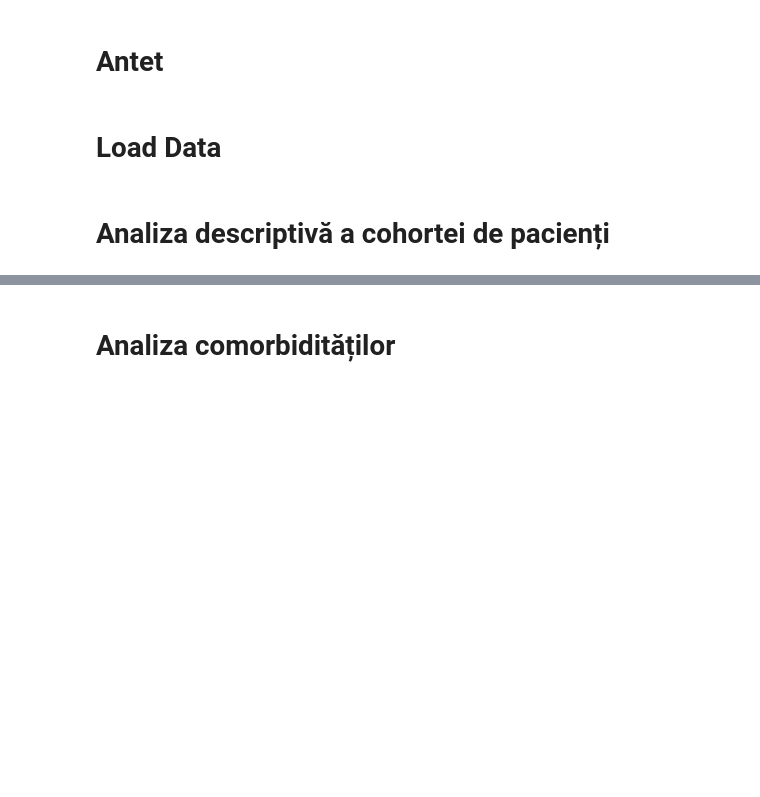
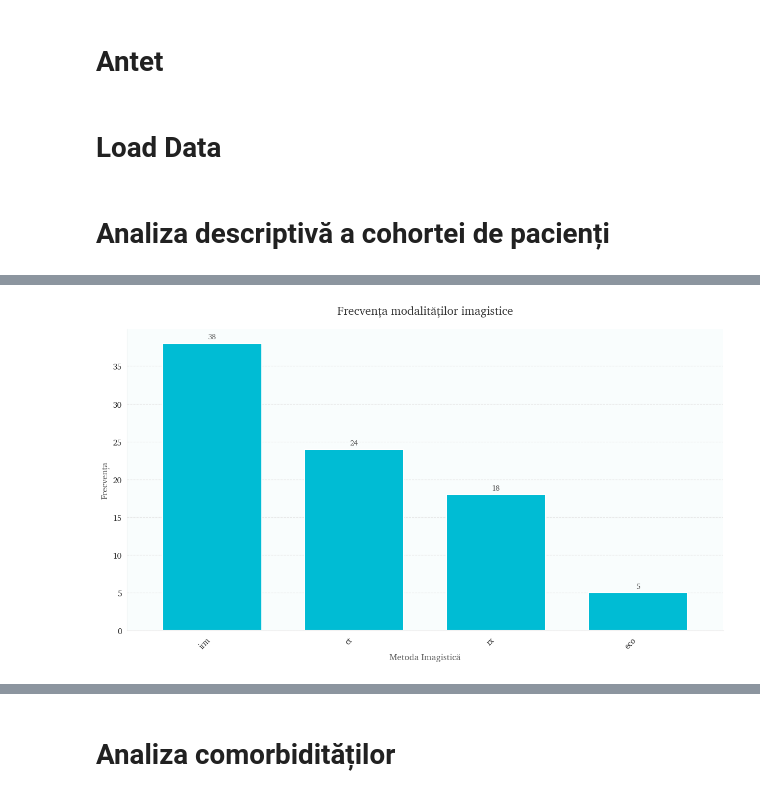
Before and after one commit to Marsalis00123/MD-Dissertation, a Jupyter notebook: Files/StatisticsV2.ipynb, the cells around one changed output, grey strips where cells are left out. Saved outputs shown, nothing was run; the diff lists cells and outputs as text; code cells hidden in the pictures; blank space fills up the shorter version.

```diff
--- a/Files/StatisticsV2.ipynb
+++ b/Files/StatisticsV2.ipynb
@@ -125,0 +113,72 @@ findfont: Font family 'Roboto' not found.
+# %%
+# # Bar chart pentru distribuția modalităților imagistice
+# plt.figure(figsize=(10, 6))
+# imaging_modalities.plot(kind='bar')
+# plt.title('Frecvența modalităților imagistice')
+# plt.xlabel('Metoda Imagistică')
+# plt.ylabel('Frecvența')
+# plt.xticks(rotation=45)
+# plt.tight_layout()
+# plt.savefig('img-freq.png')
+# plt.show()
+# Bar chart pentru distribuția modalităților imagistice
+plt.figure(figsize=(12, 7))
+
+# Create the bar chart with a gradient effect using the teal palette
+ax = imaging_modalities.plot(
+    kind='bar',
+    color=teal_palette[1],  # Use the middle teal as the main color
+    edgecolor='white',
+    width=0.7,
+    linewidth=1.5
+)
+
+# Add subtle grid lines only on the y-axis (Apple style is minimal)
+ax.yaxis.grid(True, linestyle='--', alpha=0.7, color='#E0E0E0')
+ax.xaxis.grid(False)  # No vertical grid lines
+
+# Remove the top and right spines (Apple-style minimalism)
+ax.spines['top'].set_visible(False)
+ax.spines['right'].set_visible(False)
+ax.spines['left'].set_alpha(0.3)  # Subtle left spine
+ax.spines['bottom'].set_alpha(0.3)  # Subtle bottom spine
+
+# Add subtle data labels on top of each bar
+for i, v in enumerate(imaging_modalities):
+    ax.text(
+        i,
+        v + (max(imaging_modalities) * 0.01),  # Position just above the bar
+        f'{v}',
+        ha='center',
+        va='bottom',
+        fontsize=10,
+        color='#555555',
+        family='serif'
+    )
+
+# Style the title and axis labels with Charter serif
+plt.title('Frecvența modalităților imagistice',
+         fontsize=16,
+         fontweight='medium',  # Apple uses medium weight, not too bold
+         pad=20,
+         color='#333333',
+         family='serif')
+
+plt.xlabel('Metoda Imagistică', fontsize=12, color='#555555', family='serif')
+plt.ylabel('Frecvența', fontsize=12, color='#555555', family='serif')
+
+# Add subtle padding to tick labels
+plt.xticks(rotation=45, ha='right', fontsize=11, family='serif')
+plt.yticks(fontsize=11, family='serif')
+
+# Add a very subtle background color (Apple often uses very subtle backgrounds)
+ax.set_facecolor('#F9FDFD')  # Very light teal tint
+
+# Adjust layout to fit everything
+plt.tight_layout()
+
+# Save with high DPI for better quality and a white background
+plt.savefig('img-freq.png', dpi=300, bbox_inches='tight', facecolor='white')
+plt.show()
+# %% [output]
+[figure, added]
```
Also changed, not shown: parts of 21 cells of this notebook, 24 other files.
